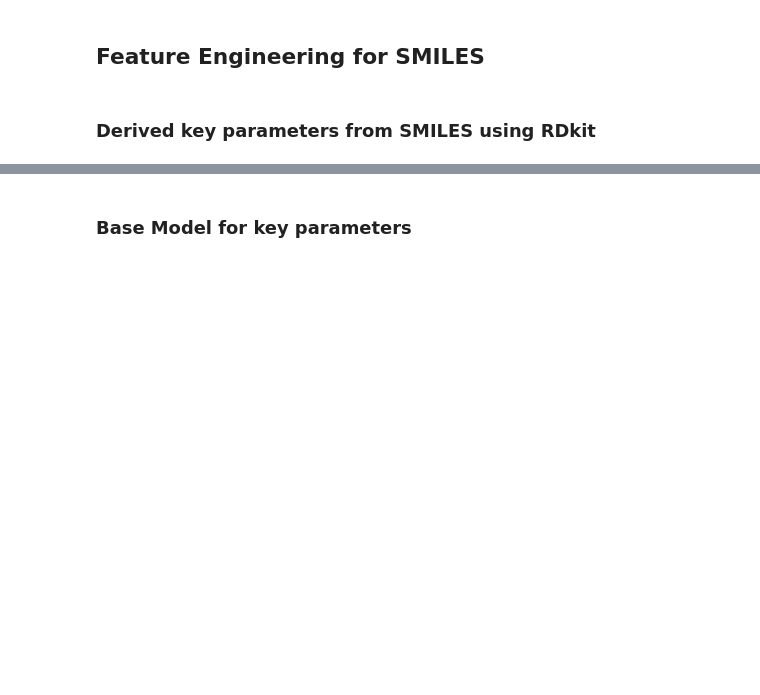
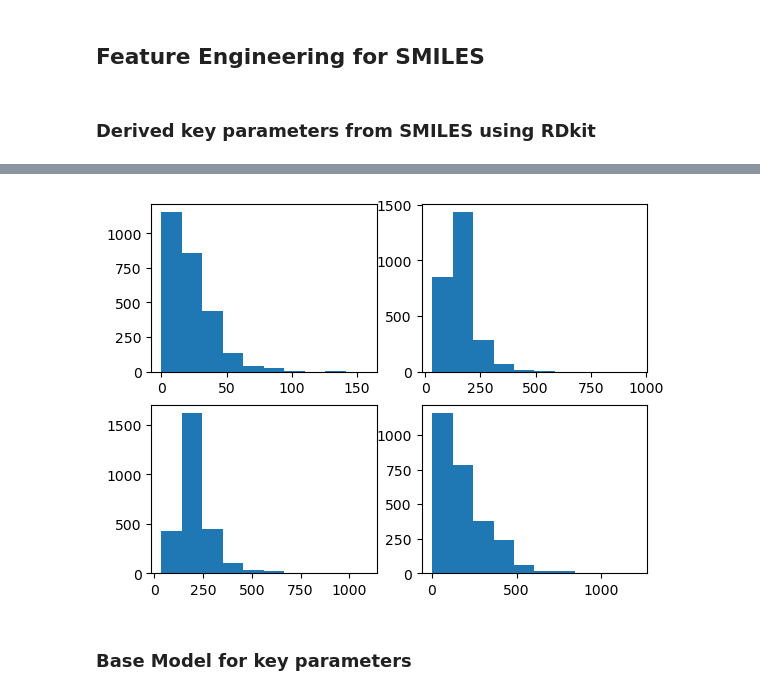
Before and after one commit to deristnoor/python, a Jupyter notebook: project/Data Science & Machine Learning/Melting Points/melting_points.ipynb, the cells around one changed output, grey strips where cells are left out. Drawn from its saved outputs; the diff is of its cells as text; code cells hidden in the pictures; blank space fills up the shorter version.

```diff
--- a/project/Data Science & Machine Learning/Melting Points/melting_points.ipynb
+++ b/project/Data Science & Machine Learning/Melting Points/melting_points.ipynb
@@ -329,3 +335,14 @@ key_parameter
+# %%
+# Distribution of targets
+fig, ax = plt.subplots(2, 2)
+ax[0,0].hist(key_parameter['TPSA'])
+ax[0,1].hist(key_parameter['Molecular_weight'])
+ax[1,0].hist(key_parameter['Surface_area_SASA'])
+ax[1,1].hist(key_parameter['Bertz_complexity'])
+
+plt.show()
+# %% [output]
+[figure, added]
 # %% [markdown]
 ### Base Model for key parameters
 # %%
```
Also changed, not shown: parts of 21 cells of this notebook.
